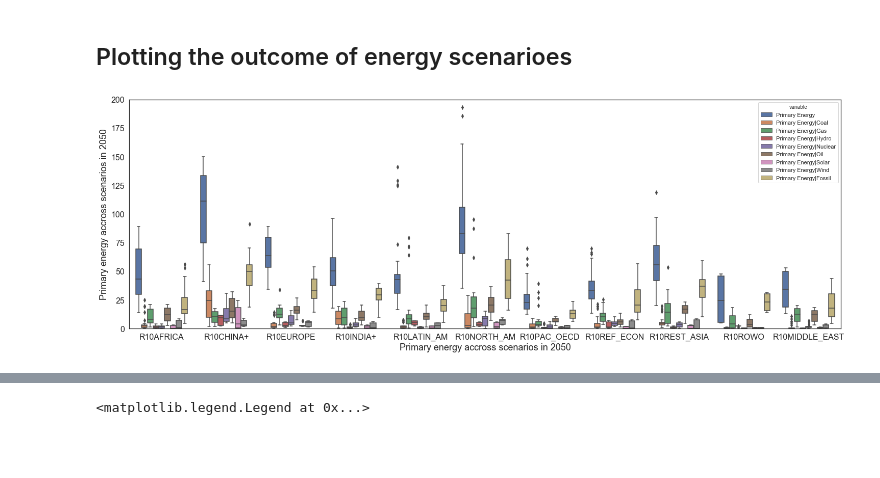
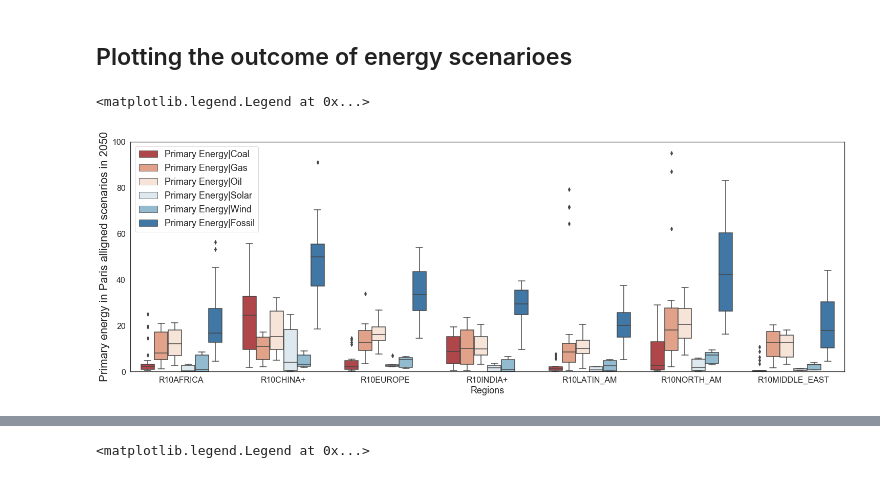
Before and after one commit to muadelm/IPCC_Scenarios, a Jupyter notebook: IPCC_Energy_Scenarios_AR6_paris.ipynb, the cells around one changed output, grey strips where cells are left out. Cells and saved outputs as stored; diff of their text form; code cells hidden in the pictures; blank space fills up the shorter version.

Commit message:
added primary energy

```diff
--- a/IPCC_Energy_Scenarios_AR6_paris.ipynb
+++ b/IPCC_Energy_Scenarios_AR6_paris.ipynb
@@ -79,6 +85,16 @@ array(['Primary Energy', 'Primary Energy|Coal', 'Primary Energy|Gas',
 # %%
 specific_variables = ['Primary Energy|Coal', 'Primary Energy|Gas',
-       'Primary Energy|Oil', 'Primary Energy|Solar',
-       'Primary Energy|Wind', 'Primary Energy|Fossil']
+       'Primary Energy|Oil','Primary Energy|Fossil', 'Primary Energy|Solar',
+       'Primary Energy|Wind']
+
+#include total energy demand in the list
+specific_variables_ = ['Primary Energy|Coal', 'Primary Energy|Gas',
+       'Primary Energy|Oil','Primary Energy|Fossil', 'Primary Energy|Solar',
+       'Primary Energy|Wind','Primary Energy']
+
+specific_regions = ['R10AFRICA', 'R10CHINA+', 'R10EUROPE', 'R10INDIA+', 'R10LATIN_AM',
+       'R10NORTH_AM',
+       'R10MIDDLE_EAST']
 # %%
 ipcc_s = ipcc[ipcc['variable'].isin(specific_variables)]
+ipcc_s_r = ipcc_s[ipcc_s['region'].isin(specific_regions)]
@@ -96,19 +116,22 @@ ipcc_final = ipcc.melt(id_vars = ['model','scenario','region'],
 # %%
 # change picture size of the resulting graph
 sns.set(rc={'figure.figsize':(25,8.27)})
 
 
 # change the background color
 sns.set_style("white")
 
 #plot energy data
-sns.boxplot(x='region', y=2050, data=ipcc, hue = "variable")
-plt.ylabel('Primary energy accross scenarios in 2050', size = 18)
+sns.boxplot(x='region', y=2050, data=ipcc_s_r, hue = "variable", palette='RdBu')
+plt.ylabel('Primary energy in Paris alligned scenarios in 2050', size = 22)
+plt.yticks(size = 20)
 plt.yticks(size = 16)
-plt.yticks(size = 16)
-plt.ylim(0, 200)
+plt.ylim(0, 100)
 
-plt.xlabel('Primary energy accross scenarios in 2050', size = 18)
+plt.xlabel('Regions', size = 18)
 plt.xticks(size = 16);
+
+plt.legend(prop={'size': 18})
 # %% [output]
+<matplotlib.legend.Legend at 0x...>
-[figure, old version]
+[figure, new version]
```
Also changed, not shown: parts of 3 cells of this notebook.
